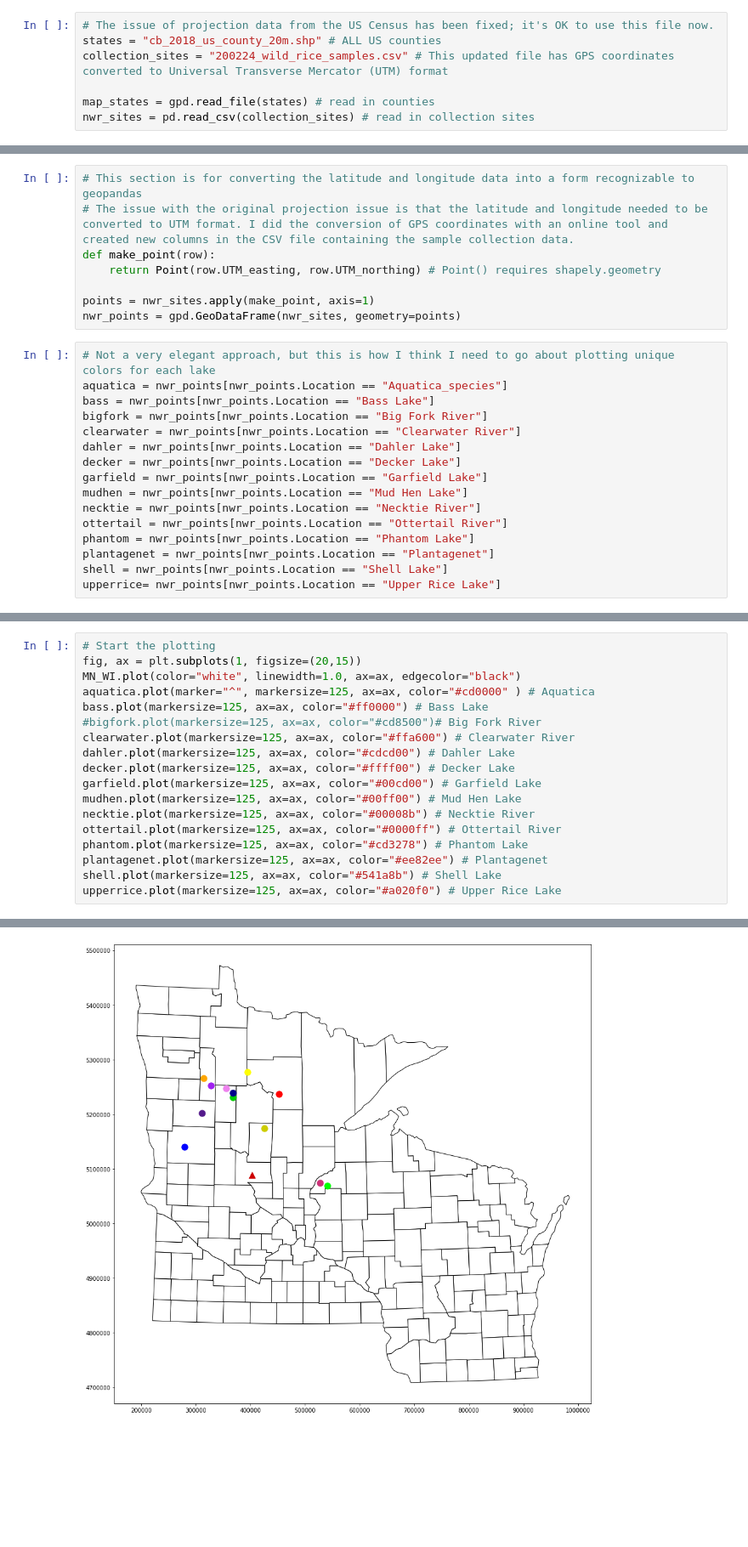
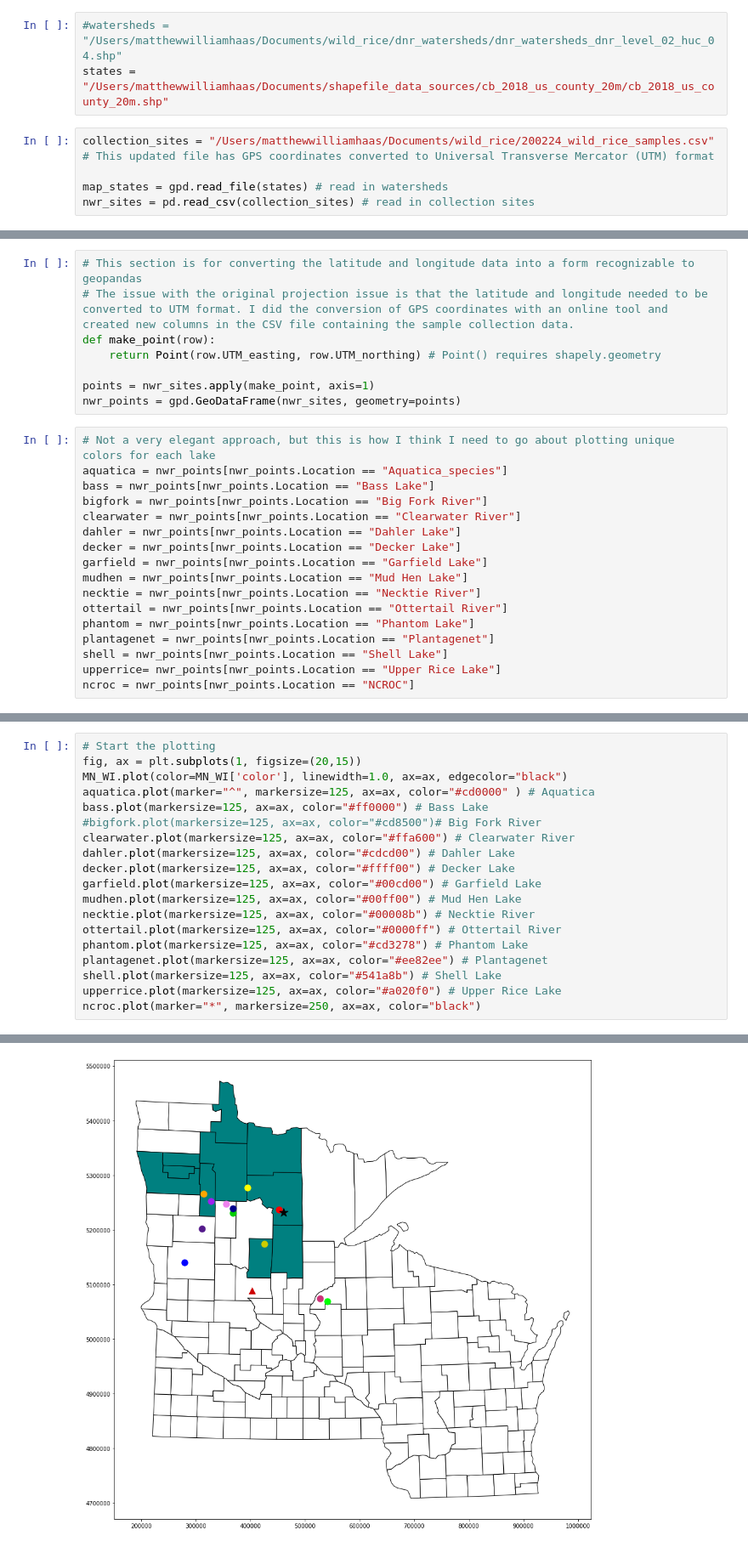
Before and after one commit to MatthewHaas/wild_rice_map, a Jupyter notebook: minnesota_map.ipynb, the cells around one changed output, grey strips where cells are left out. Shown at 85% size. Saved outputs shown, nothing was run; the diff lists cells and outputs as text; blank space fills up the shorter version.

Commit message:
Color counties where NWR is grown

```diff
--- a/minnesota_map.ipynb
+++ b/minnesota_map.ipynb
@@ -22,9 +12,10 @@ os.chdir('/Users/matthewwilliamhaas/Documents/wild_rice/collection_map') # Sets
+# %%
+#watersheds = "/Users/matthewwilliamhaas/Documents/wild_rice/dnr_watersheds/dnr_watersheds_dnr_level_02_huc_04.shp"
+states = "/Users/matthewwilliamhaas/Documents/shapefile_data_sources/cb_2018_us_county_20m/cb_2018_us_county_20m.shp"
 # %%
-# The issue of projection data from the US Census has been fixed; it's OK to use this file now.
-states = "cb_2018_us_county_20m.shp" # ALL US counties
-collection_sites = "200224_wild_rice_samples.csv" # This updated file has GPS coordinates converted to Universal Transverse Mercator (UTM) format
+collection_sites = "/Users/matthewwilliamhaas/Documents/wild_rice/200224_wild_rice_samples.csv" # This updated file has GPS coordinates converted to Universal Transverse Mercator (UTM) format
 
-map_states = gpd.read_file(states) # read in counties
+map_states = gpd.read_file(states) # read in watersheds
 nwr_sites = pd.read_csv(collection_sites) # read in collection sites
 # %%
 # This code is crucial to achieving the projection that I want (matches the great MN GIS data)
@@ -57,3 +48,4 @@ phantom = nwr_points[nwr_points.Location == "Phantom Lake"]
 plantagenet = nwr_points[nwr_points.Location == "Plantagenet"]
 shell = nwr_points[nwr_points.Location == "Shell Lake"]
 upperrice= nwr_points[nwr_points.Location == "Upper Rice Lake"]
+ncroc = nwr_points[nwr_points.Location == "NCROC"]
@@ -60,21 +54,22 @@ upperrice= nwr_points[nwr_points.Location == "Upper Rice Lake"]
 # %%
 # Start the plotting
 fig, ax = plt.subplots(1, figsize=(20,15))
-MN_WI.plot(color="white", linewidth=1.0, ax=ax, edgecolor="black")
+MN_WI.plot(color=MN_WI['color'], linewidth=1.0, ax=ax, edgecolor="black")
 aquatica.plot(marker="^", markersize=125, ax=ax, color="#cd0000" ) # Aquatica
 bass.plot(markersize=125, ax=ax, color="#ff0000") # Bass Lake
 #bigfork.plot(markersize=125, ax=ax, color="#cd8500")# Big Fork River
 clearwater.plot(markersize=125, ax=ax, color="#ffa600") # Clearwater River
 dahler.plot(markersize=125, ax=ax, color="#cdcd00") # Dahler Lake
 decker.plot(markersize=125, ax=ax, color="#ffff00") # Decker Lake
 garfield.plot(markersize=125, ax=ax, color="#00cd00") # Garfield Lake
 mudhen.plot(markersize=125, ax=ax, color="#00ff00") # Mud Hen Lake
 necktie.plot(markersize=125, ax=ax, color="#00008b") # Necktie River
 ottertail.plot(markersize=125, ax=ax, color="#0000ff") # Ottertail River
 phantom.plot(markersize=125, ax=ax, color="#cd3278") # Phantom Lake
 plantagenet.plot(markersize=125, ax=ax, color="#ee82ee") # Plantagenet
 shell.plot(markersize=125, ax=ax, color="#541a8b") # Shell Lake
 upperrice.plot(markersize=125, ax=ax, color="#a020f0") # Upper Rice Lake
+ncroc.plot(marker="*", markersize=250, ax=ax, color="black")
 # %% [output]
 <matplotlib.axes._subplots.AxesSubplot at 0x...>
-[figure, old version]
+[figure, new version]
```
Also changed, not shown: parts of 10 cells of this notebook.
